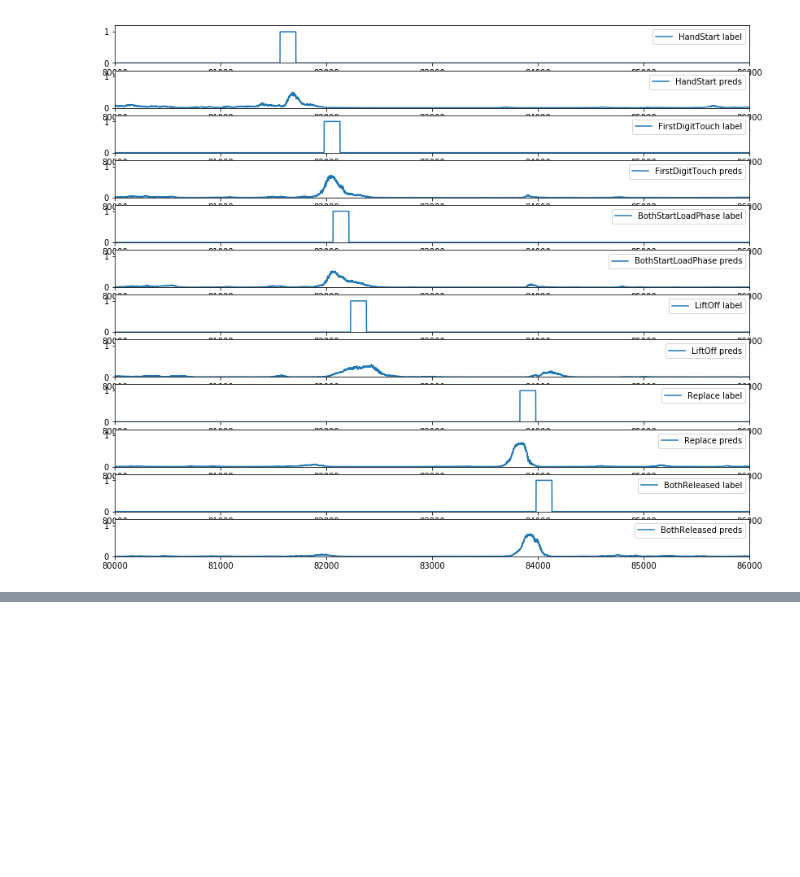
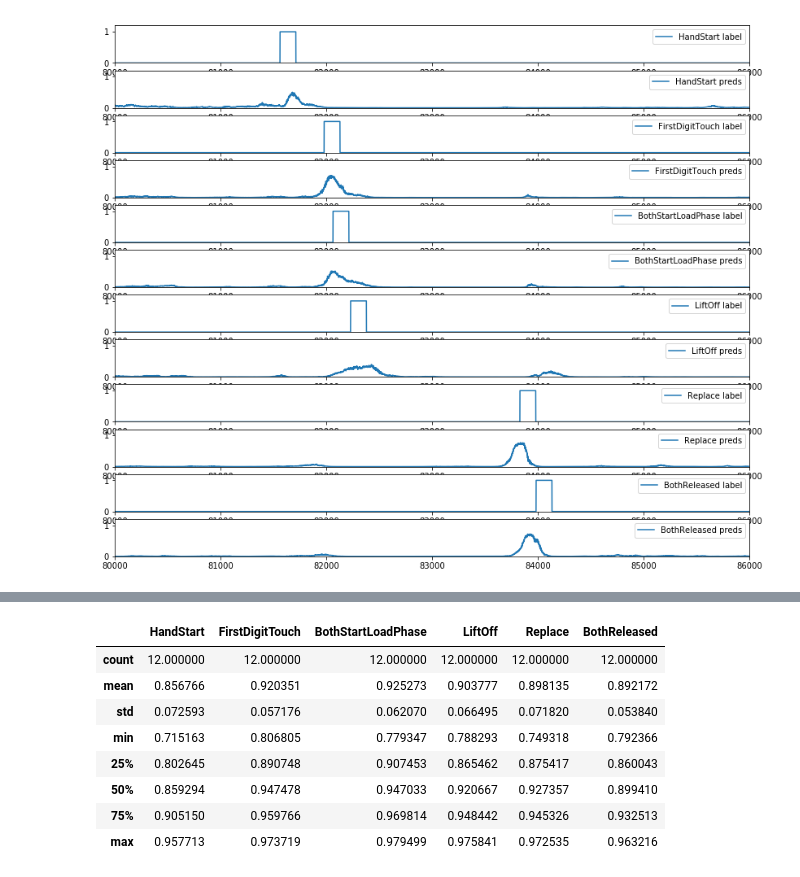
Before and after one commit to arthurcgusmao/eeg-grasp-and-lift, a Jupyter notebook: View Predictions.ipynb, the cells around one changed output, grey strips where cells are left out. Drawn from its saved outputs; the diff is of its cells as text; code cells hidden in the pictures; blank space fills up the shorter version.

```diff
--- a/View Predictions.ipynb
+++ b/View Predictions.ipynb
@@ -70,0 +116,12 @@ for idx,col in enumerate(cols):
+# %%
+df.describe()
+# %% [output]
+|  | HandStart | FirstDigitTouch | BothStartLoadPhase | LiftOff | Replace | BothReleased |
+| count | 12.000000 | 12.000000 | 12.000000 | 12.000000 | 12.000000 | 12.000000 |
+| mean | 0.856766 | 0.920351 | 0.925273 | 0.903777 | 0.898135 | 0.892172 |
+| std | 0.072593 | 0.057176 | 0.062070 | 0.066495 | 0.071820 | 0.053840 |
+| min | 0.715163 | 0.806805 | 0.779347 | 0.788293 | 0.749318 | 0.792366 |
+| 25% | 0.802645 | 0.890748 | 0.907453 | 0.865462 | 0.875417 | 0.860043 |
+| 50% | 0.859294 | 0.947478 | 0.947033 | 0.920667 | 0.927357 | 0.899410 |
+| 75% | 0.905150 | 0.959766 | 0.969814 | 0.948442 | 0.945326 | 0.932513 |
+| max | 0.957713 | 0.973719 | 0.979499 | 0.975841 | 0.972535 | 0.963216 |
```
Also changed, not shown: parts of 11 cells of this notebook.
